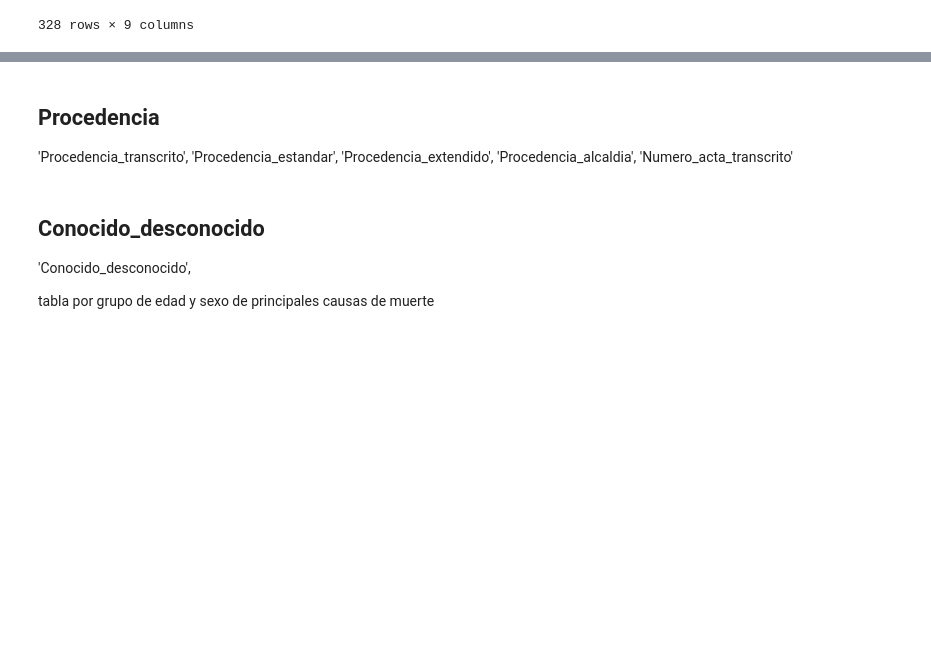
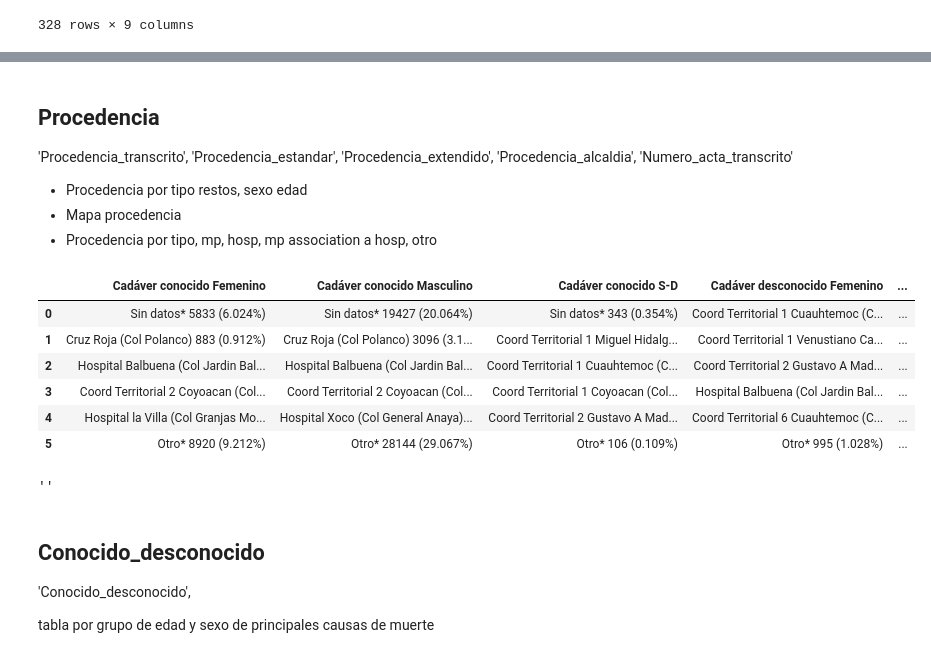
Before and after one commit to mar-esther23/SEMEFO_busqueda, a Jupyter notebook: HBO_analisis_temp.ipynb, the cells around one changed output, grey strips where cells are left out. Saved outputs shown, nothing was run; the diff lists cells and outputs as text; code cells hidden in the pictures; blank space fills up the shorter version.

```diff
--- a/HBO_analisis_temp.ipynb
+++ b/HBO_analisis_temp.ipynb
@@ -108,6 +86,28 @@ Name: BN, Length: 328, dtype: bool
 'Procedencia_extendido',
 'Procedencia_alcaldia',
 'Numero_acta_transcrito'
+
+* Procedencia por tipo restos,  sexo edad
+* Mapa procedencia
+* Procedencia por tipo, mp, hosp, mp association a hosp, otro
+# %%
+df['Tipo_restos+Sexo'] = df['Tipo_restos'].astype(str) +' ' + df['Sexo'].astype(str)
+
+
+string_summary(df['Procedencia_extendido'], df['Tipo_restos+Sexo'],
+               dropna=False, top_n=5,
+               nan_str='Sin datos*', other_str='Otro*',
+               percen_round=3, pretty_display=True)
+''
+# %% [output]
+|  | Cadáver conocido Femenino | Cadáver conocido Masculino | Cadáver conocido S-D | Cadáver desconocido Femenino | ... |
+| 0 | Sin datos* 5833 (6.024%) | Sin datos* 19427 (20.064%) | Sin datos* 343 (0.354%) | Coord Territorial 1 Cuauhtemoc (C... | ... |
+| 1 | Cruz Roja (Col Polanco) 883 (0.912%) | Cruz Roja (Col Polanco) 3096 (3.1... | Coord Territorial 1 Miguel Hidalg... | Coord Territorial 1 Venustiano Ca... | ... |
+| 2 | Hospital Balbuena (Col Jardin Bal... | Hospital Balbuena (Col Jardin Bal... | Coord Territorial 1 Cuauhtemoc (C... | Coord Territorial 2 Gustavo A Mad... | ... |
+| 3 | Coord Territorial 2 Coyoacan (Col... | Coord Territorial 2 Coyoacan (Col... | Coord Territorial 1 Coyoacan (Col... | Hospital Balbuena (Col Jardin Bal... | ... |
+| 4 | Hospital la Villa (Col Granjas Mo... | Hospital Xoco (Col General Anaya)... | Coord Territorial 2 Gustavo A Mad... | Coord Territorial 6 Cuauhtemoc (C... | ... |
+| 5 | Otro* 8920 (9.212%) | Otro* 28144 (29.067%) | Otro* 106 (0.109%) | Otro* 995 (1.028%) | ... |
+''
 # %% [markdown]
 ## Conocido_desconocido
 'Conocido_desconocido',
```
Also changed, not shown: parts of 3 cells of this notebook, 5 other files.
